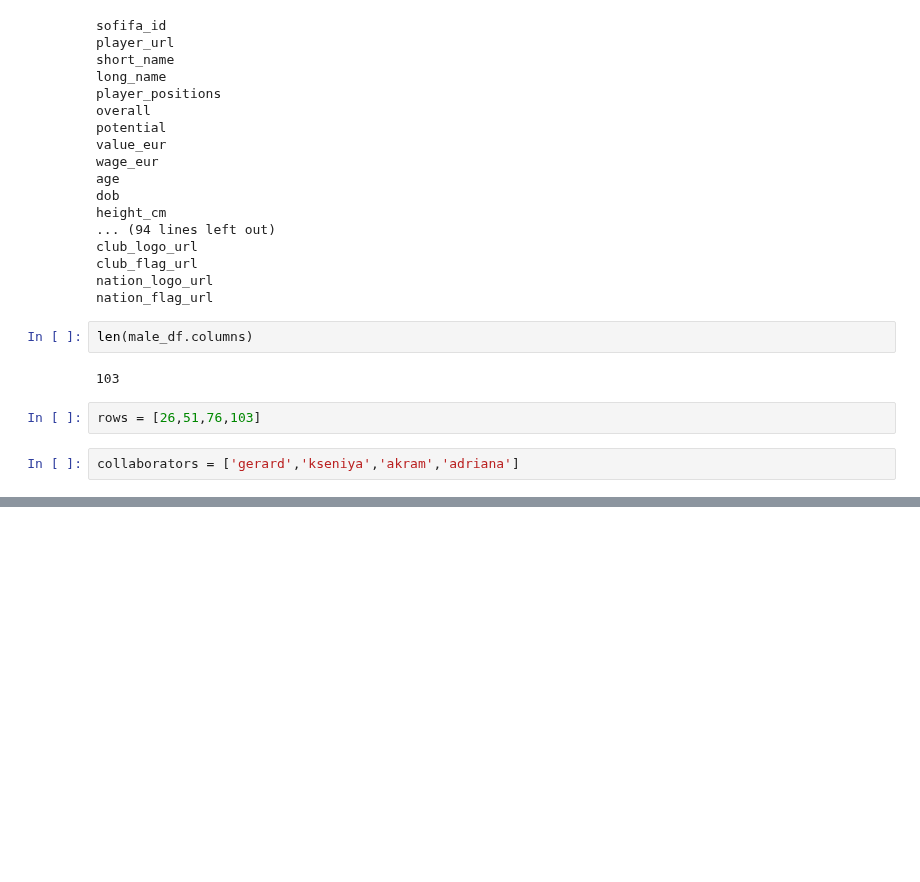
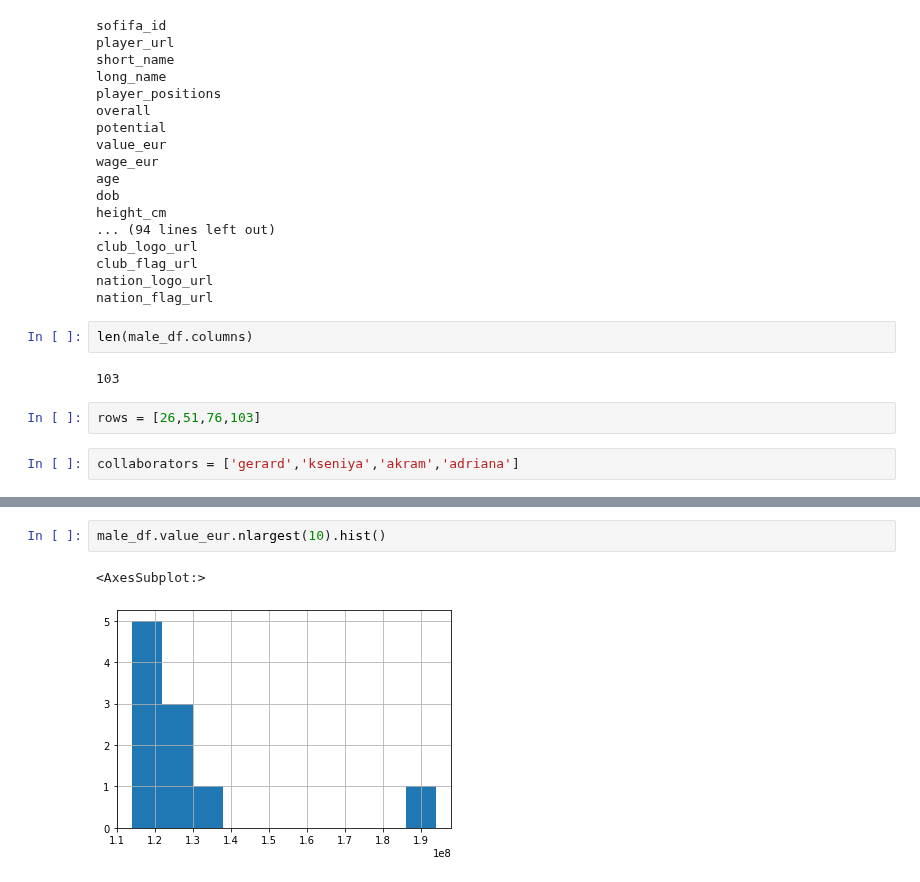
Before and after one commit to ironhack-bcn-data-pt/PR06-Machine-Learning-Group-Project, a Jupyter notebook: Project_06.ipynb, the cells around one changed output, grey strips where cells are left out. Saved outputs shown, nothing was run; the diff lists cells and outputs as text; blank space fills up the shorter version.

```diff
--- a/Project_06.ipynb
+++ b/Project_06.ipynb
@@ -472,0 +570,5 @@ adriana has to do rows from 76 to 103
+# %%
+male_df.value_eur.nlargest(10).hist()
+# %% [output]
+<AxesSubplot:>
+[figure, added]
```
Also changed, not shown: parts of 20 cells of this notebook.
